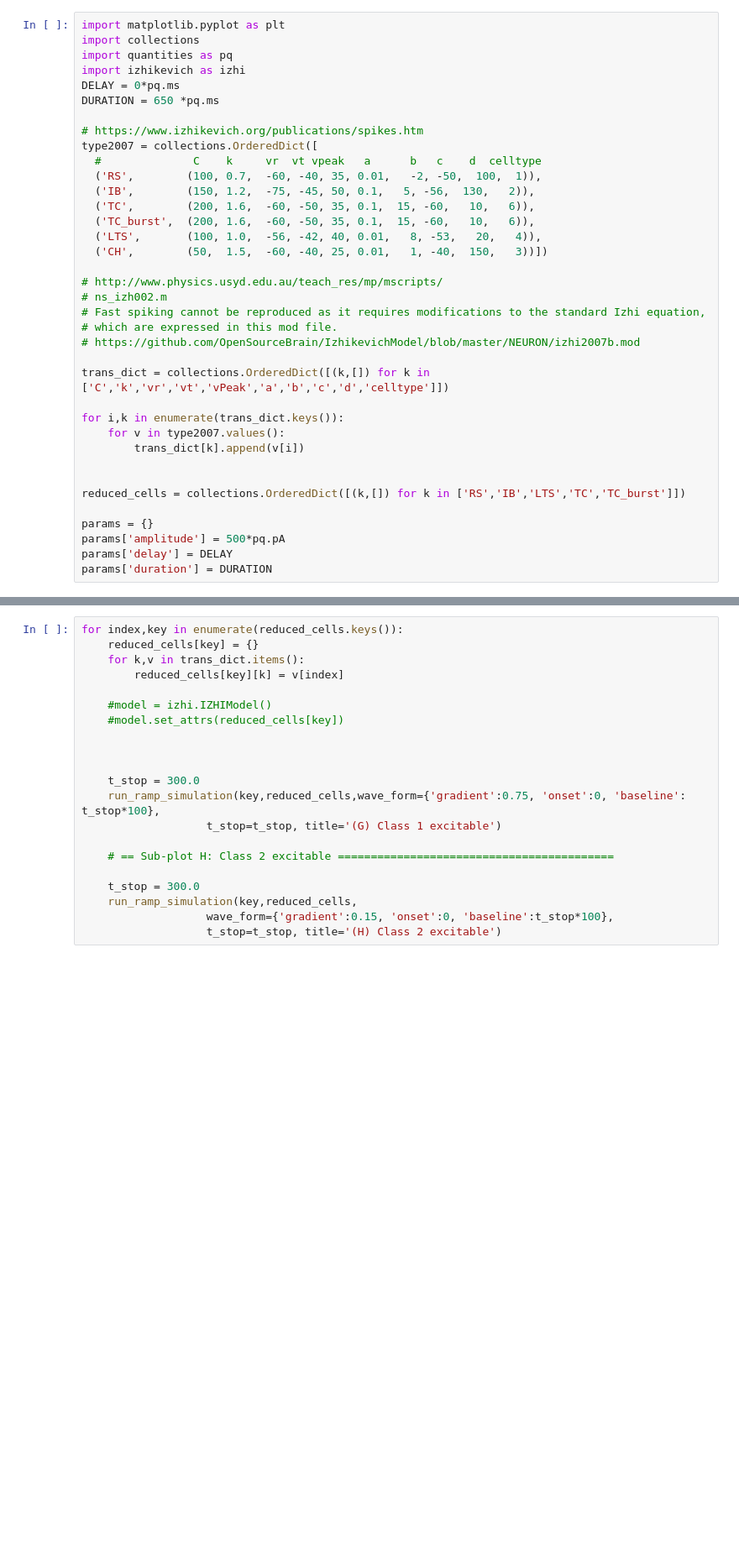
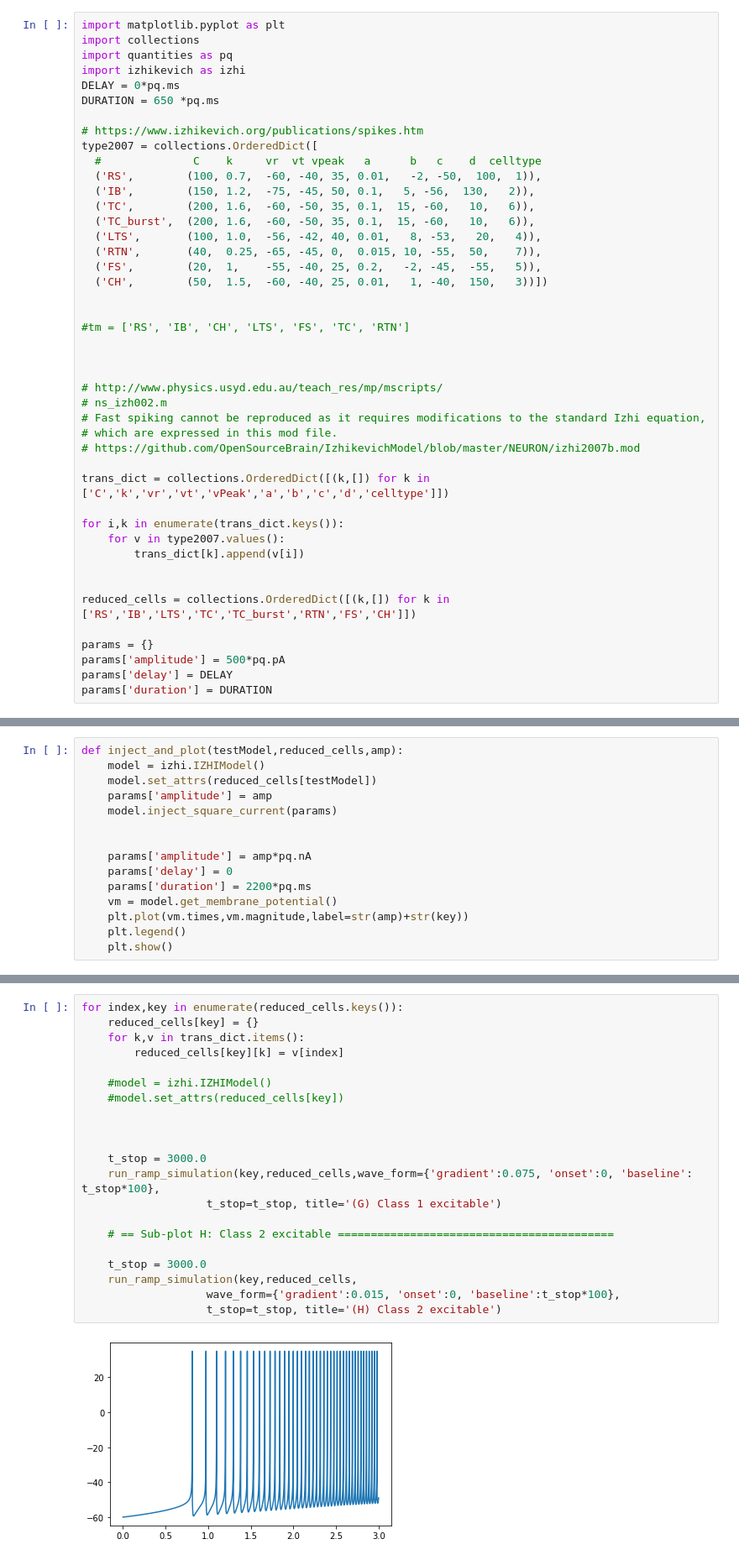
Before and after one commit to russelljjarvis/jit_hub, a Jupyter notebook: faster_izhikevich_model.ipynb, the cells around one changed output, grey strips where cells are left out. Shown at 84% size. Saved outputs shown, nothing was run; the diff lists cells and outputs as text; blank space fills up the shorter version.

```diff
--- a/faster_izhikevich_model.ipynb
+++ b/faster_izhikevich_model.ipynb
@@ -14,7 +14,14 @@ type2007 = collections.OrderedDict([
   ('TC',        (200, 1.6,  -60, -50, 35, 0.1,  15, -60,   10,   6)),
   ('TC_burst',  (200, 1.6,  -60, -50, 35, 0.1,  15, -60,   10,   6)),
   ('LTS',       (100, 1.0,  -56, -42, 40, 0.01,   8, -53,   20,   4)),
+  ('RTN',       (40,  0.25, -65, -45, 0,  0.015, 10, -55,  50,    7)),
+  ('FS',        (20,  1,    -55, -40, 25, 0.2,   -2, -45,  -55,   5)),
   ('CH',        (50,  1.5,  -60, -40, 25, 0.01,   1, -40,  150,   3))])
+
+
+#tm = ['RS', 'IB', 'CH', 'LTS', 'FS', 'TC', 'RTN']
+
+
 
 # http://www.physics.usyd.edu.au/teach_res/mp/mscripts/
 # ns_izh002.m
@@ -29,7 +36,7 @@ for i,k in enumerate(trans_dict.keys()):
         trans_dict[k].append(v[i])
 
 
-reduced_cells = collections.OrderedDict([(k,[]) for k in ['RS','IB','LTS','TC','TC_burst']])
+reduced_cells = collections.OrderedDict([(k,[]) for k in ['RS','IB','LTS','TC','TC_burst','RTN','FS','CH']])
 
 params = {}
 params['amplitude'] = 500*pq.pA
@@ -55,0 +77,15 @@ for index,key in enumerate(reduced_cells.keys()):
+# %%
+def inject_and_plot(testModel,reduced_cells,amp):
+    model = izhi.IZHIModel()
+    model.set_attrs(reduced_cells[testModel])
+    params['amplitude'] = amp
+    model.inject_square_current(params)
+
+
+    params['amplitude'] = amp*pq.nA
+    params['delay'] = 0
+    params['duration'] = 2200*pq.ms
+    vm = model.get_membrane_potential()
+    plt.plot(vm.times,vm.magnitude,label=str(amp)+str(key))
+    plt.legend()
+    plt.show()
@@ -90,21 +266,23 @@ def run_ramp_simulation(key,reduced_cells,wave_form={},t_stop=300.0, title='(G)
 # %%
 for index,key in enumerate(reduced_cells.keys()):
     reduced_cells[key] = {}
     for k,v in trans_dict.items():
         reduced_cells[key][k] = v[index]
 
     #model = izhi.IZHIModel()
     #model.set_attrs(reduced_cells[key])
 
 
 
-    t_stop = 300.0
-    run_ramp_simulation(key,reduced_cells,wave_form={'gradient':0.75, 'onset':0, 'baseline': t_stop*100},
+    t_stop = 3000.0
+    run_ramp_simulation(key,reduced_cells,wave_form={'gradient':0.075, 'onset':0, 'baseline': t_stop*100},
                    t_stop=t_stop, title='(G) Class 1 excitable')
 
     # == Sub-plot H: Class 2 excitable ==========================================
 
-    t_stop = 300.0
+    t_stop = 3000.0
     run_ramp_simulation(key,reduced_cells,
-                   wave_form={'gradient':0.15, 'onset':0, 'baseline':t_stop*100},
+                   wave_form={'gradient':0.015, 'onset':0, 'baseline':t_stop*100},
                    t_stop=t_stop, title='(H) Class 2 excitable')
+# %% [output]
+[figure, added]
```
Also changed, not shown: parts of 8 cells of this notebook, 2 other files.
